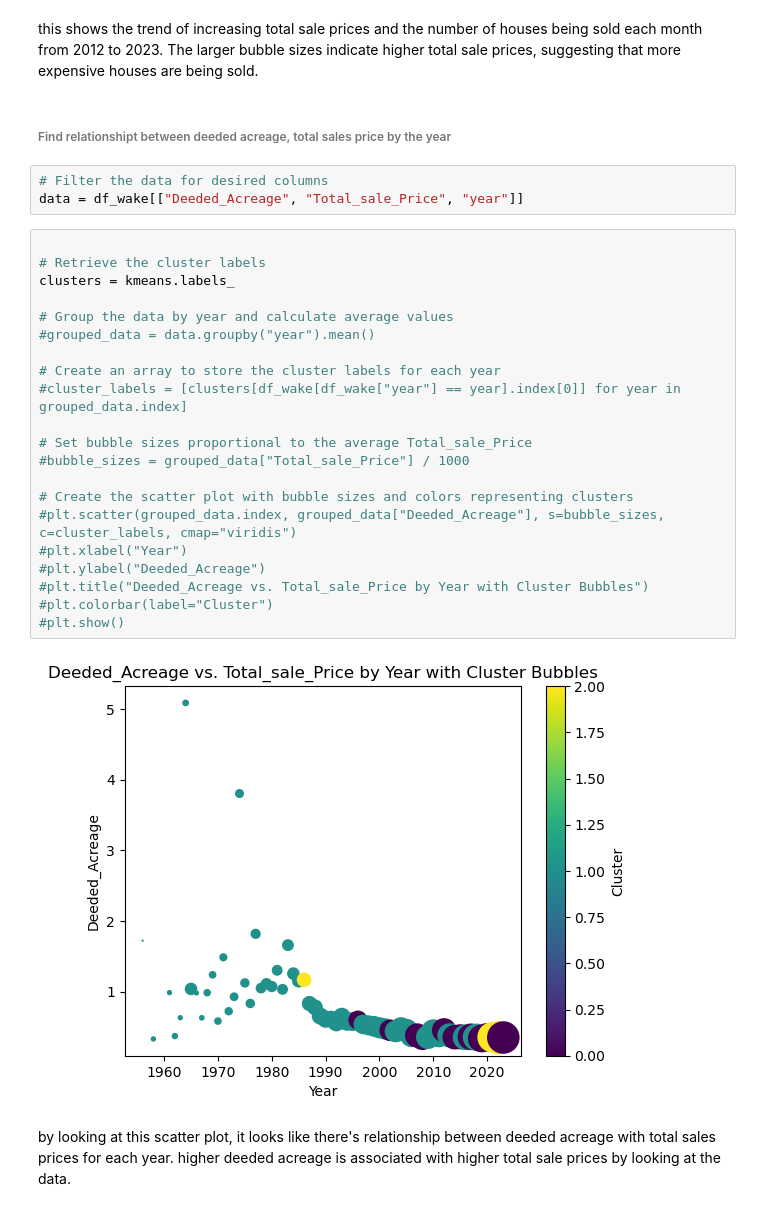
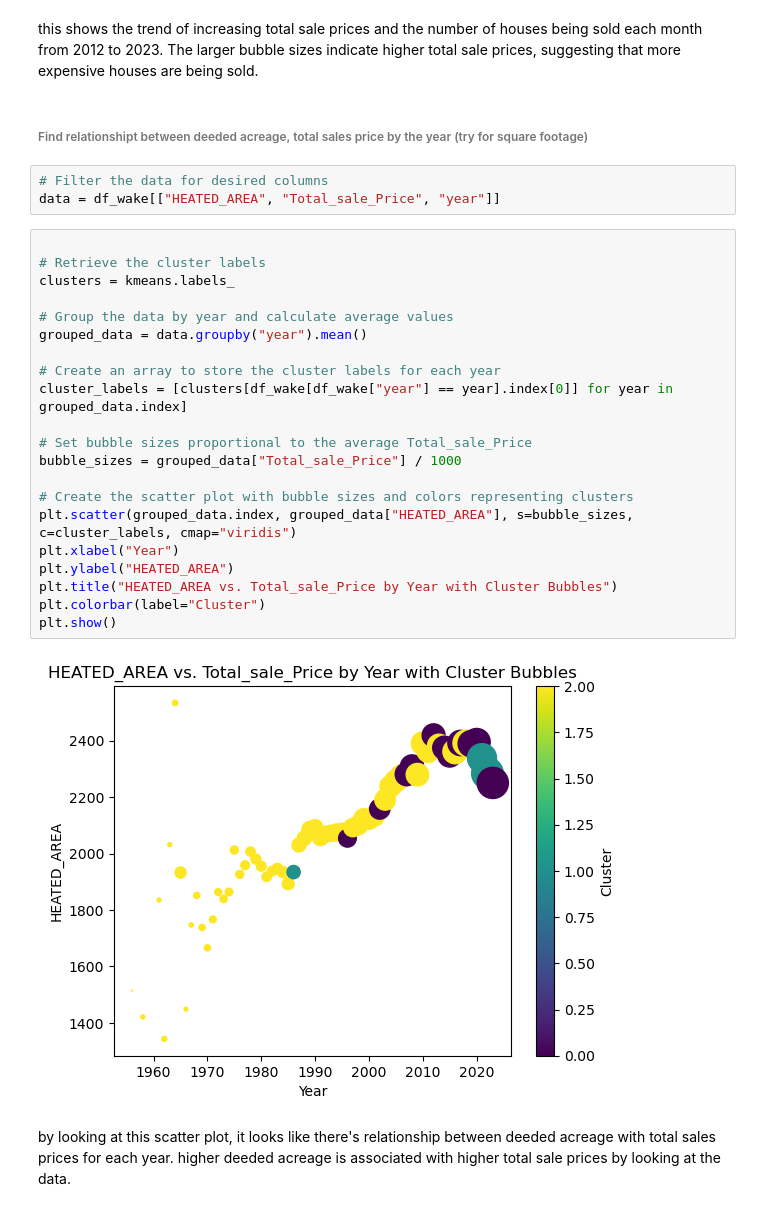
Before and after one commit to jkehm/Wake-County-Housing, a Jupyter notebook: k-means model (m.c).ipynb, the cells around one changed output. Cells and saved outputs as stored; diff of their text form.

Commit message:
updated file
updated the deeded acreage with sqft for clustering

```diff
--- a/k-means model (m.c).ipynb
+++ b/k-means model (m.c).ipynb
@@ -111,33 +111,33 @@ plt.show()
 # %% [markdown]
 this shows the trend of increasing total sale prices and the number of houses being sold each month from 2012 to 2023. The larger bubble sizes indicate higher total sale prices, suggesting that more expensive houses are being sold.
 # %% [markdown]
-###### Find relationshipt between deeded acreage, total sales price  by the year
+###### Find relationshipt between deeded acreage, total sales price  by the year (try for square footage)
 # %%
 # Filter the data for desired columns
-data = df_wake[["Deeded_Acreage", "Total_sale_Price", "year"]]
+data = df_wake[["HEATED_AREA", "Total_sale_Price", "year"]]
 # %%
 
 # Retrieve the cluster labels
 clusters = kmeans.labels_
 
 # Group the data by year and calculate average values
-#grouped_data = data.groupby("year").mean()
+grouped_data = data.groupby("year").mean()
 
 # Create an array to store the cluster labels for each year
-#cluster_labels = [clusters[df_wake[df_wake["year"] == year].index[0]] for year in grouped_data.index]
+cluster_labels = [clusters[df_wake[df_wake["year"] == year].index[0]] for year in grouped_data.index]
 
 # Set bubble sizes proportional to the average Total_sale_Price
-#bubble_sizes = grouped_data["Total_sale_Price"] / 1000
+bubble_sizes = grouped_data["Total_sale_Price"] / 1000
 
 # Create the scatter plot with bubble sizes and colors representing clusters
-#plt.scatter(grouped_data.index, grouped_data["Deeded_Acreage"], s=bubble_sizes, c=cluster_labels, cmap="viridis")
-#plt.xlabel("Year")
-#plt.ylabel("Deeded_Acreage")
-#plt.title("Deeded_Acreage vs. Total_sale_Price by Year with Cluster Bubbles")
-#plt.colorbar(label="Cluster")
-#plt.show()
+plt.scatter(grouped_data.index, grouped_data["HEATED_AREA"], s=bubble_sizes, c=cluster_labels, cmap="viridis")
+plt.xlabel("Year")
+plt.ylabel("HEATED_AREA")
+plt.title("HEATED_AREA vs. Total_sale_Price by Year with Cluster Bubbles")
+plt.colorbar(label="Cluster")
+plt.show()
 # %% [output]
-[figure, old version]
+[figure, new version]
 # %% [markdown]
 by looking at this scatter plot, it looks like there's relationship between deeded acreage with total sales prices for each year.
 higher deeded acreage is associated with higher total sale prices by looking at the data.
```
Also changed, not shown: parts of 1 cell of this notebook.
